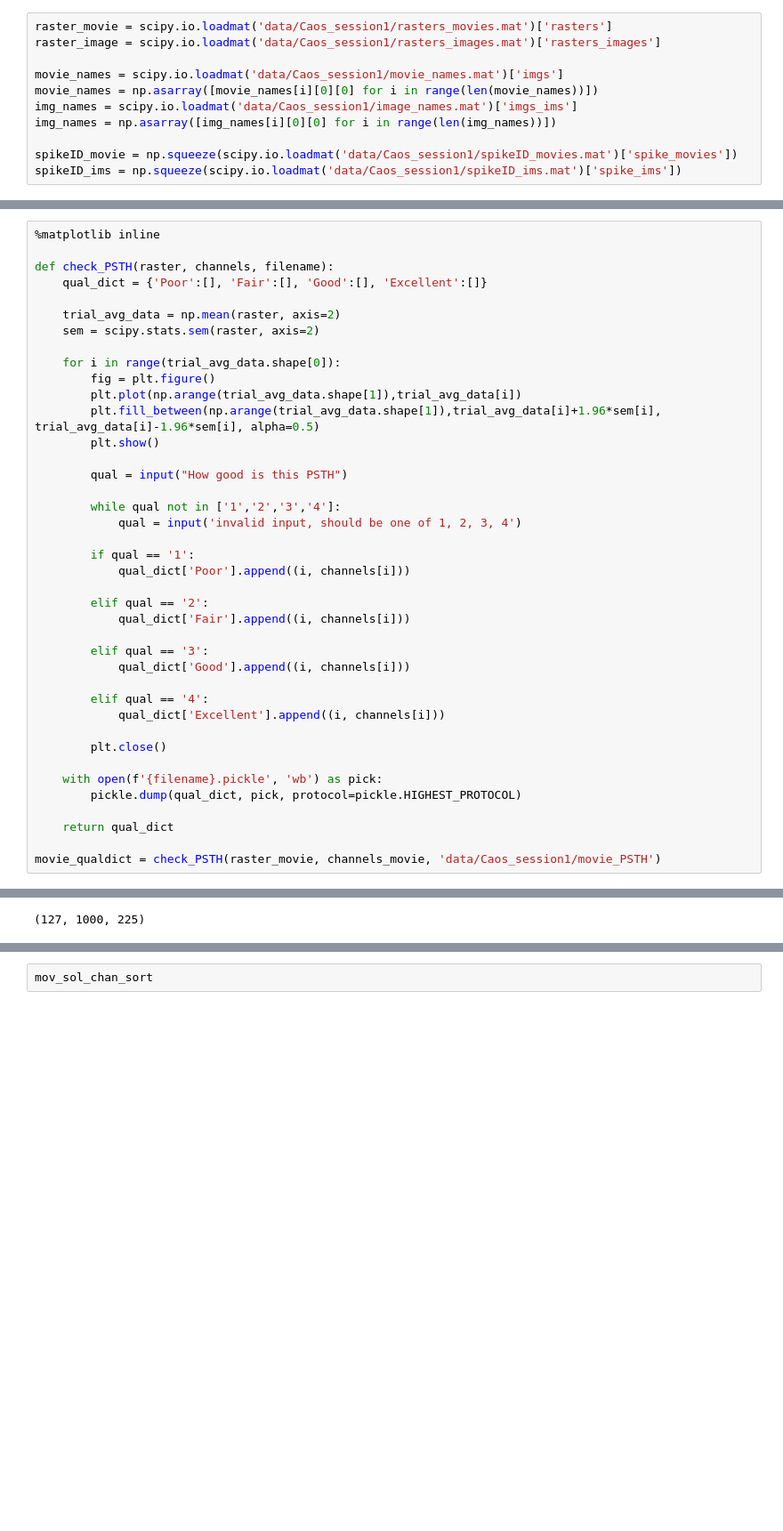
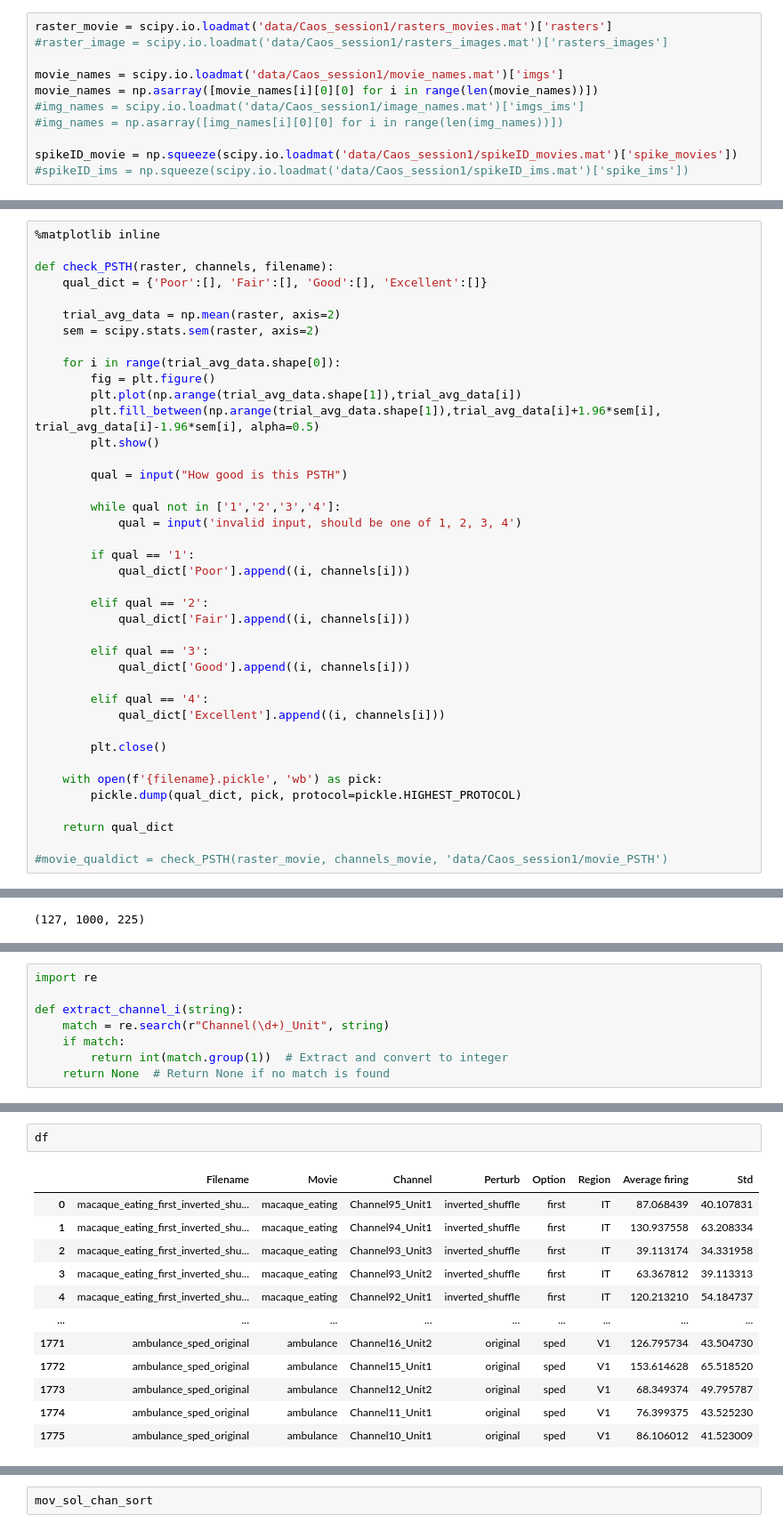
Before and after one commit to dysprague/Ponce_rotation, a Jupyter notebook: ephys_analyze.ipynb, the cells around one changed output, grey strips where cells are left out. Shown at 89% size. Saved outputs shown, nothing was run; the diff lists cells and outputs as text; blank space fills up the shorter version.

Commit message:
functions for analyzing data from start to finish

```diff
--- a/ephys_analyze.ipynb
+++ b/ephys_analyze.ipynb
@@ -10,12 +12,12 @@ import PyQt6.QtCore
 os.environ["QT_API"] = "pyqt6"
 # %%
 raster_movie = scipy.io.loadmat('data/Caos_session1/rasters_movies.mat')['rasters']
-raster_image = scipy.io.loadmat('data/Caos_session1/rasters_images.mat')['rasters_images']
+#raster_image = scipy.io.loadmat('data/Caos_session1/rasters_images.mat')['rasters_images']
 
 movie_names = scipy.io.loadmat('data/Caos_session1/movie_names.mat')['imgs']
 movie_names = np.asarray([movie_names[i][0][0] for i in range(len(movie_names))])
-img_names = scipy.io.loadmat('data/Caos_session1/image_names.mat')['imgs_ims']
-img_names = np.asarray([img_names[i][0][0] for i in range(len(img_names))])
+#img_names = scipy.io.loadmat('data/Caos_session1/image_names.mat')['imgs_ims']
+#img_names = np.asarray([img_names[i][0][0] for i in range(len(img_names))])
 
 spikeID_movie = np.squeeze(scipy.io.loadmat('data/Caos_session1/spikeID_movies.mat')['spike_movies'])
-spikeID_ims = np.squeeze(scipy.io.loadmat('data/Caos_session1/spikeID_ims.mat')['spike_ims'])
+#spikeID_ims = np.squeeze(scipy.io.loadmat('data/Caos_session1/spikeID_ims.mat')['spike_ims'])
@@ -128,7 +130,7 @@ def check_PSTH(raster, channels, filename):
 
     return qual_dict
 
-movie_qualdict = check_PSTH(raster_movie, channels_movie, 'data/Caos_session1/movie_PSTH')
+#movie_qualdict = check_PSTH(raster_movie, channels_movie, 'data/Caos_session1/movie_PSTH')
 # %%
 image_qualdict = check_PSTH(raster_image, channels_img, 'data/Caos_session1/image_PSTH')
 # %%
@@ -452,0 +462,8 @@ raster_movie.shape
+# %%
+import re
+
+def extract_channel_i(string):
+    match = re.search(r"Channel(\d+)_Unit", string)
+    if match:
+        return int(match.group(1))  # Extract and convert to integer
+    return None  # Return None if no match is found
@@ -452,0 +547,15 @@ raster_movie.shape
+# %%
+df
+# %% [output]
+|  | Filename | Movie | Channel | Perturb | Option | Region | Average firing | Std |
+| 0 | macaque_eating_first_inverted_shu... | macaque_eating | Channel95_Unit1 | inverted_shuffle | first | IT | 87.068439 | 40.107831 |
+| 1 | macaque_eating_first_inverted_shu... | macaque_eating | Channel94_Unit1 | inverted_shuffle | first | IT | 130.937558 | 63.208334 |
+| 2 | macaque_eating_first_inverted_shu... | macaque_eating | Channel93_Unit3 | inverted_shuffle | first | IT | 39.113174 | 34.331958 |
+| 3 | macaque_eating_first_inverted_shu... | macaque_eating | Channel93_Unit2 | inverted_shuffle | first | IT | 63.367812 | 39.113313 |
+| 4 | macaque_eating_first_inverted_shu... | macaque_eating | Channel92_Unit1 | inverted_shuffle | first | IT | 120.213210 | 54.184737 |
+| ... | ... | ... | ... | ... | ... | ... | ... | ... |
+| 1771 | ambulance_sped_original | ambulance | Channel16_Unit2 | original | sped | V1 | 126.795734 | 43.504730 |
+| 1772 | ambulance_sped_original | ambulance | Channel15_Unit1 | original | sped | V1 | 153.614628 | 65.518520 |
+| 1773 | ambulance_sped_original | ambulance | Channel12_Unit2 | original | sped | V1 | 68.349374 | 49.795787 |
+| 1774 | ambulance_sped_original | ambulance | Channel11_Unit1 | original | sped | V1 | 76.399375 | 43.525230 |
+| 1775 | ambulance_sped_original | ambulance | Channel10_Unit1 | original | sped | V1 | 86.106012 | 41.523009 |
```
Also changed, not shown: parts of 20 cells of this notebook, 1 other file.
